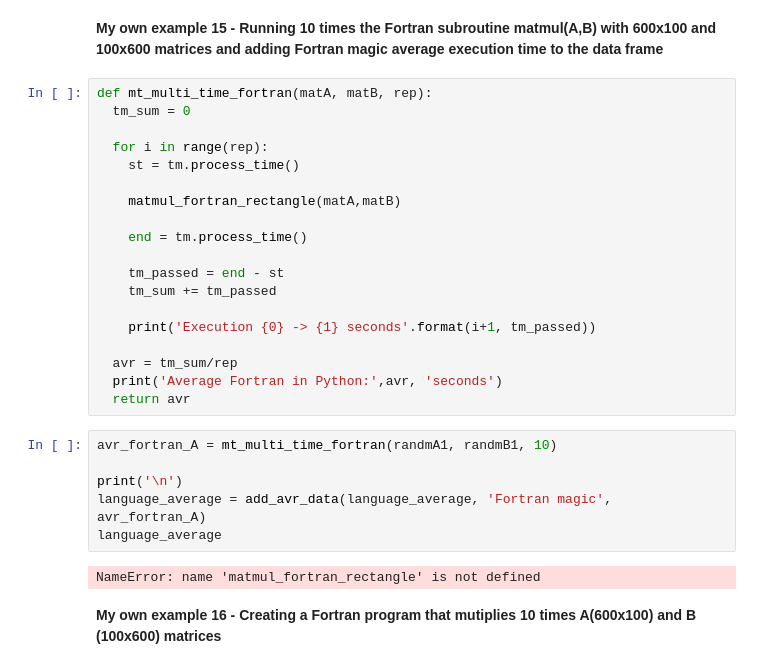
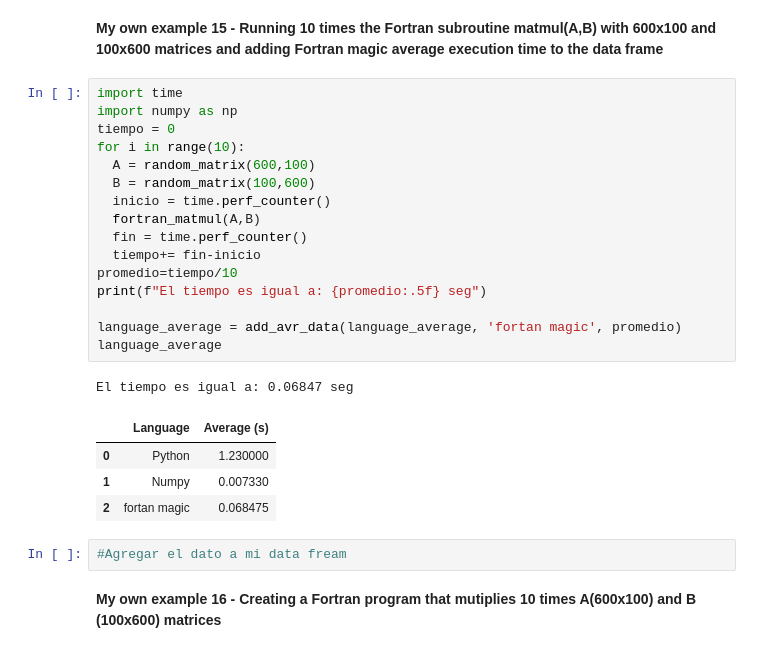
Before and after one commit to c2camacho/MetNumUN2024II, a Jupyter notebook: cacamacho_Lab2.ipynb, the cells around one changed output. Drawn from its saved outputs; the diff is of its cells as text.

```diff
--- a/cacamacho_Lab2.ipynb
+++ b/cacamacho_Lab2.ipynb
@@ -723,31 +680,28 @@ NameError: name 'matmul_fortran_rectangle' is not defined
 # %% [markdown]
 **My own example 15 - Running 10 times the  Fortran subroutine matmul(A,B) with 600x100 and 100x600 matrices and adding Fortran magic average execution time to the data frame**
-# %%
-def mt_multi_time_fortran(matA, matB, rep):
-  tm_sum = 0
-
-  for i in range(rep):
-    st = tm.process_time()
-
-    matmul_fortran_rectangle(matA,matB)
-
-    end = tm.process_time()
-
-    tm_passed = end - st
-    tm_sum += tm_passed
-
-    print('Execution {0} -> {1} seconds'.format(i+1, tm_passed))
-
-  avr = tm_sum/rep
-  print('Average Fortran in Python:',avr, 'seconds')
-  return avr
-# %%
-avr_fortran_A = mt_multi_time_fortran(randmA1, randmB1, 10)
-
-print('\n')
-language_average = add_avr_data(language_average, 'Fortran magic', avr_fortran_A)
-language_average
-# %% [output]
-NameError: name 'matmul_fortran_rectangle' is not defined
+# %%
+import time
+import numpy as np
+tiempo = 0
+for i in range(10):
+  A = random_matrix(600,100)
+  B = random_matrix(100,600)
+  inicio = time.perf_counter()
+  fortran_matmul(A,B)
+  fin = time.perf_counter()
+  tiempo+= fin-inicio
+promedio=tiempo/10
+print(f"El tiempo es igual a: {promedio:.5f} seg")
+
+language_average = add_avr_data(language_average, 'fortan magic', promedio)
+language_average
+# %% [output]
+El tiempo es igual a: 0.06847 seg
+|  | Language | Average (s) |
+| 0 | Python | 1.230000 |
+| 1 | Numpy | 0.007330 |
+| 2 | fortan magic | 0.068475 |
+# %%
+#Agregar el dato a mi data fream
 # %% [markdown]
 **My own example 16 - Creating a  Fortran program that mutiplies 10 times A(600x100) and  B (100x600) matrices**
```
Also changed, not shown: parts of 42 cells of this notebook.
